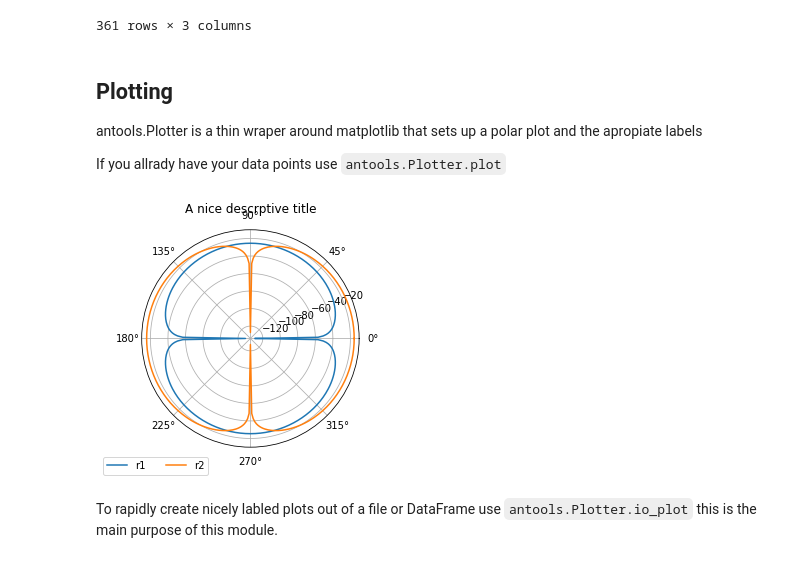
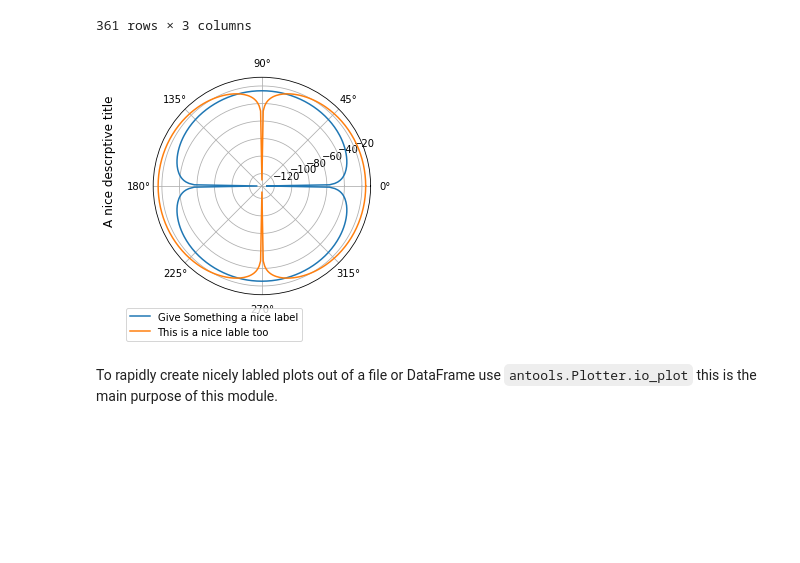
Before and after one commit to nahuiHoellmann/antenna-directivity-plotter, a Jupyter notebook: example/examples.ipynb, the cells around one changed output. Cells and saved outputs as stored; diff of their text form; code cells hidden in the pictures; blank space fills up the shorter version.

```diff
--- a/example/examples.ipynb
+++ b/example/examples.ipynb
@@ -4,7 +4,9 @@ sys.path.append('..')
 
 import antools
 
-file_name = "../circhorn10ghz.xlsx"
+import pandas as pd
+
+file_name = "circhorn10ghz.xlsx"
 # %% [markdown]
 ## Reading the Relevant Data Points
 
@@ -62,9 +64,3 @@ pd.DataFrame(zip(r1, r2, phi))
 | 359 | 1.418265e-03 | 0.164059 | 359.0 |
 | 360 | 3.764939e-07 | 0.164069 | 360.0 |
 361 rows × 3 columns
-# %% [markdown]
-## Plotting
-
-antools.Plotter is a thin wraper around matplotlib that sets up a polar plot and the apropiate labels
-
-If you allrady have your data points use `antools.Plotter.plot`
@@ -71,12 +73,12 @@ If you allrady have your data points use `antools.Plotter.plot`
 # %%
 antools.Plotter.plot(
     [(r1,phi),  (r2, phi)], # You can plot multiple variables
     title="A nice descrptive title",
-    label=['r1', 'r2'],  # The lable for each plot
+    label=['Give Something a nice label', 'This is a nice lable too'],  # The lable for each plot
     db= True  # Connvert values to db for plotting, this is the default behavior
 )
 # %% [output]
-[figure, old version]
+[figure, new version]
 # %% [markdown]
 To rapidly create nicely labled plots out of a file or DataFrame use `antools.Plotter.io_plot` this is the main purpose of this module.
 # %%
```
Also changed, not shown: parts of 2 cells of this notebook, 5 other files.
